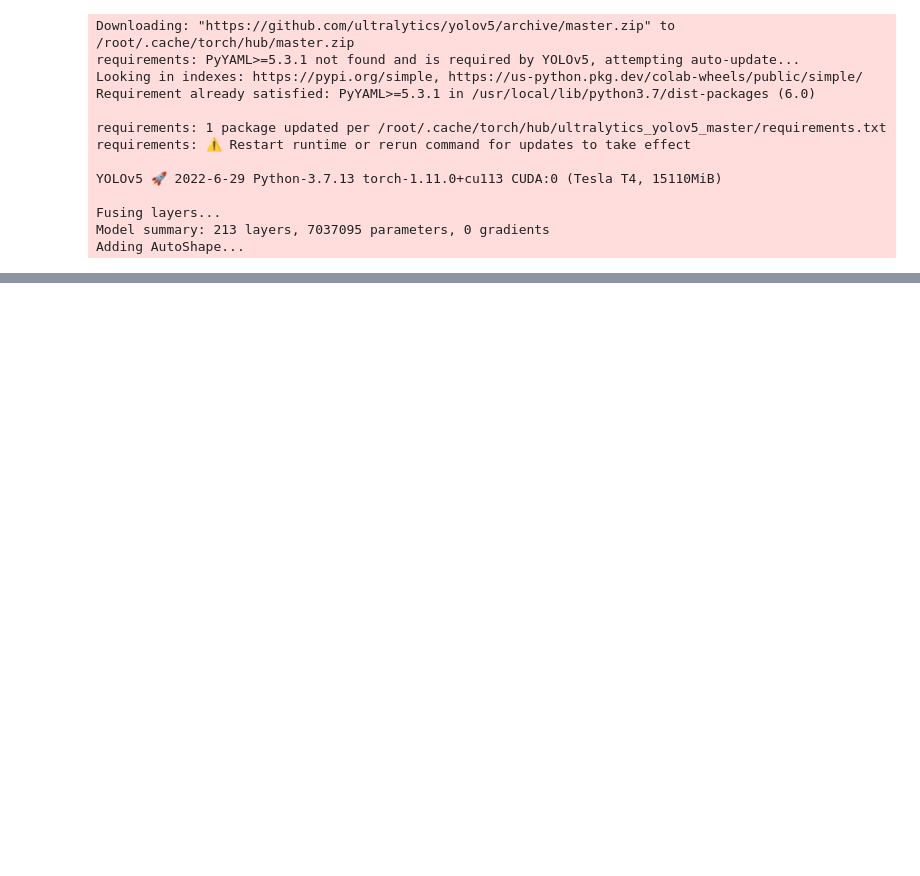
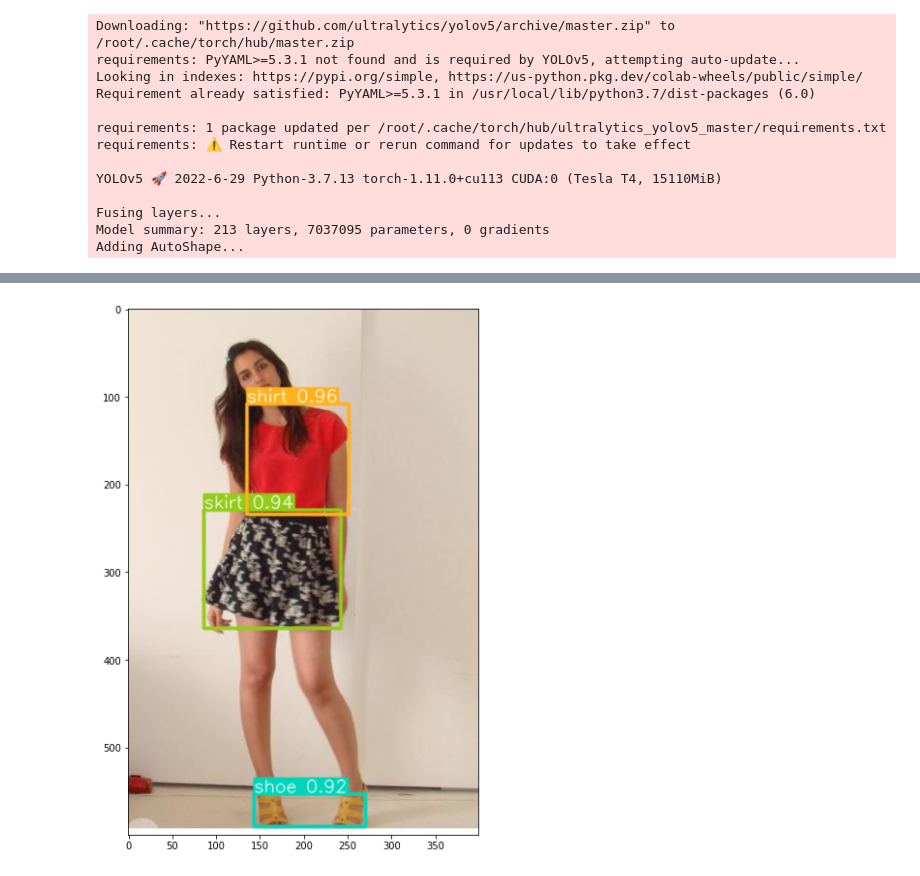
Before and after one commit to saiki-69420/object-detection, a Jupyter notebook: yolov5.ipynb, the cells around one changed output, grey strips where cells are left out. Cells and saved outputs as stored; diff of their text form; code cells hidden in the pictures; blank space fills up the shorter version.

```diff
--- a/yolov5.ipynb
+++ b/yolov5.ipynb
@@ -145,0 +129,6 @@ TypeError: ignored
+# %%
+plt.figure(figsize = (10,10))
+plt.imshow(np.squeeze(result2.render()))
+plt.show()
+# %% [output]
+[figure, added]
```
Also changed, not shown: parts of 3 cells of this notebook.
